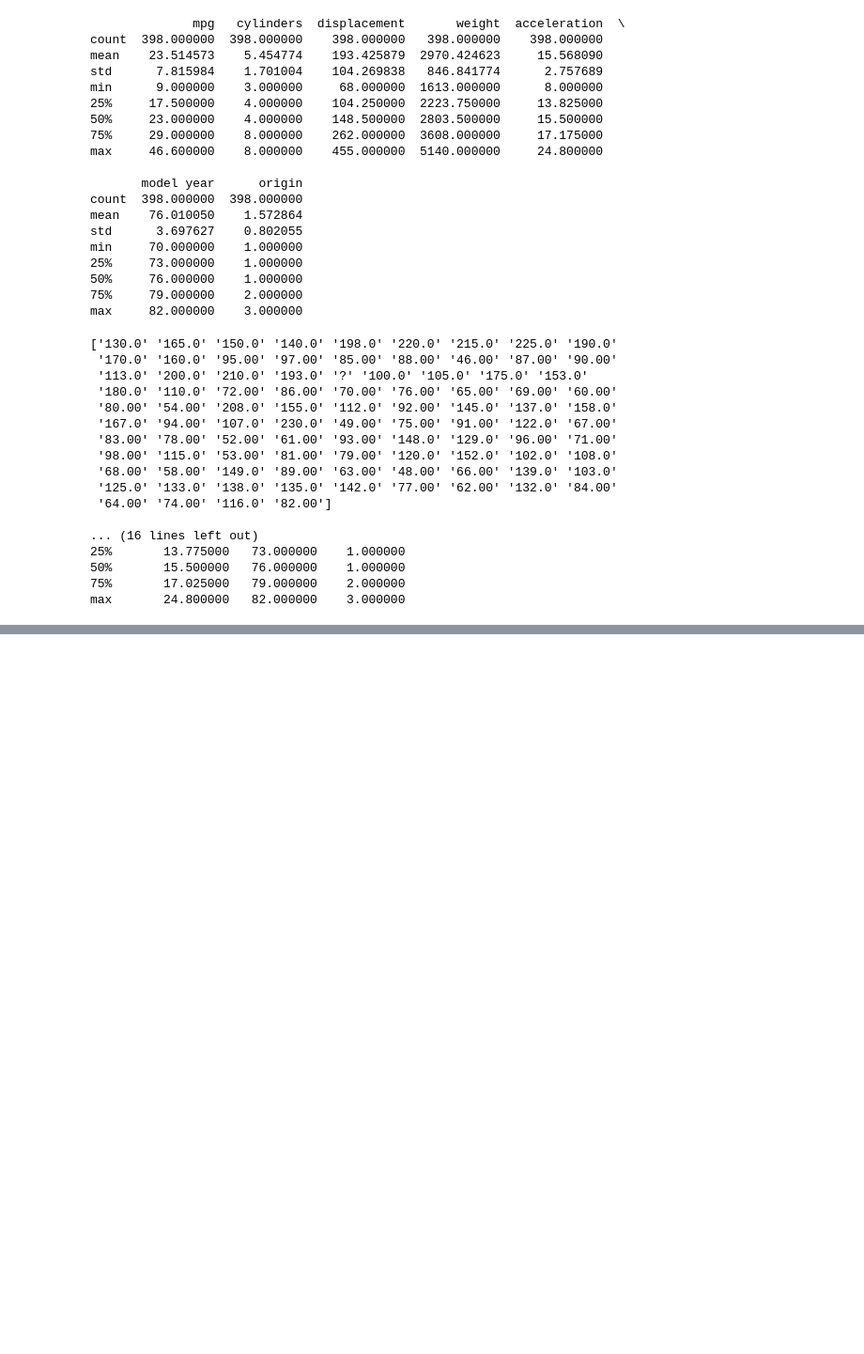
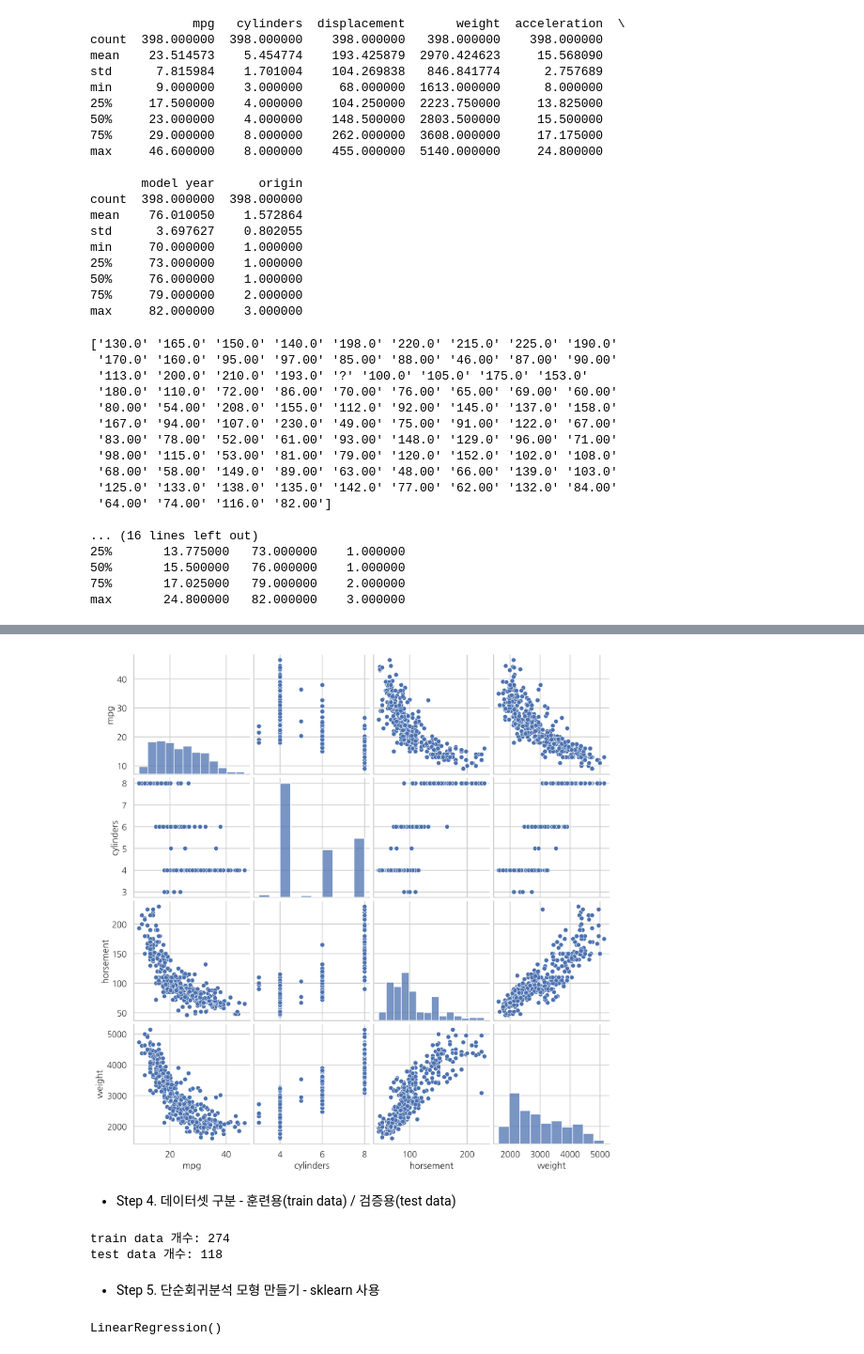
Before and after one commit to Creatorminsu/22-01.Athome, a Jupyter notebook: 03.머신러닝파이썬데이터분석/Part7.머신러닝데이터분석/7.1_simple_linear_regression.ipynb, the cells around one changed output, grey strips where cells are left out. Shown at 94% size. Saved outputs shown, nothing was run; the diff lists cells and outputs as text; code cells hidden in the pictures; blank space fills up the shorter version.

```diff
--- a/03.머신러닝파이썬데이터분석/Part7.머신러닝데이터분석/7.1_simple_linear_regression.ipynb
+++ b/03.머신러닝파이썬데이터분석/Part7.머신러닝데이터분석/7.1_simple_linear_regression.ipynb
@@ -126,0 +168,27 @@ max       24.800000   82.000000    3.000000
+# %%
+# seaborn pairplot으로 두 변수간의 모든 경우의 수 그리기
+grid_ndf = sns.pairplot(ndf)
+plt.show()
+plt.close()
+# %% [output]
+[figure, added]
+# %% [markdown]
+* Step 4. 데이터셋 구분 - 훈련용(train data) / 검증용(test data)
+# %%
+# 속성(변수) 선택
+X = ndf[['weight']]     # 독립 변수 X
+y = ndf[['mpg']]        # 종속 변수 Y
+
+# train data와 test data로 구분(7:3 비율)
+from sklearn.model_selection import train_test_split
+X_train, X_test, y_train, y_test = train_test_split(
+    X, y, test_size=0.3, random_state=10
+)
+
+print('train data 개수:', len(X_train))
+print('test data 개수:', len(X_test))
+# %% [output]
+train data 개수: 274
+test data 개수: 118
+# %% [markdown]
+* Step 5. 단순회귀분석 모형 만들기 - sklearn 사용
@@ -126,0 +200,5 @@ max       24.800000   82.000000    3.000000
+# %%
+# train data를 가지고 모형 학습
+lr.fit(X_train, y_train)
+# %% [output]
+LinearRegression()
```
Also changed, not shown: parts of 10 cells of this notebook.
